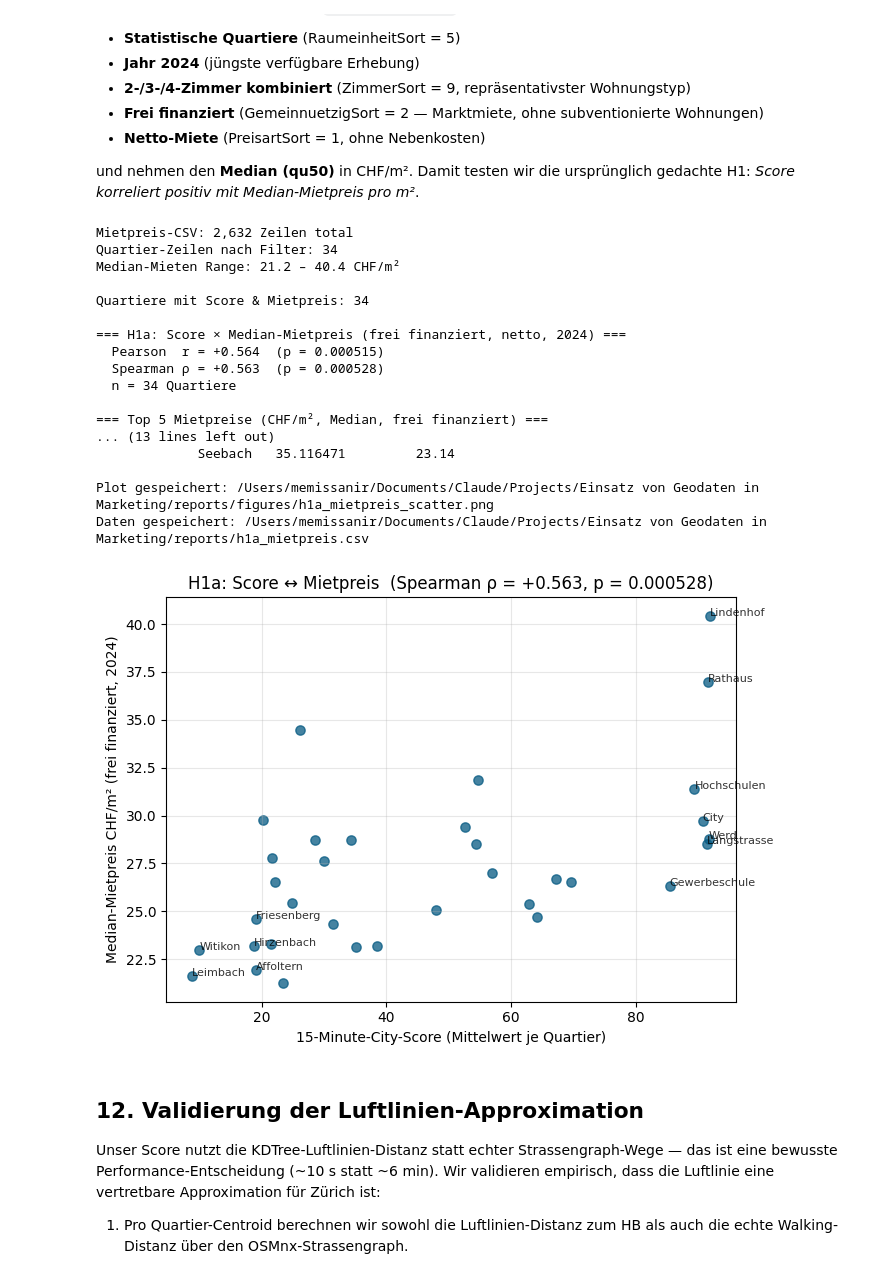
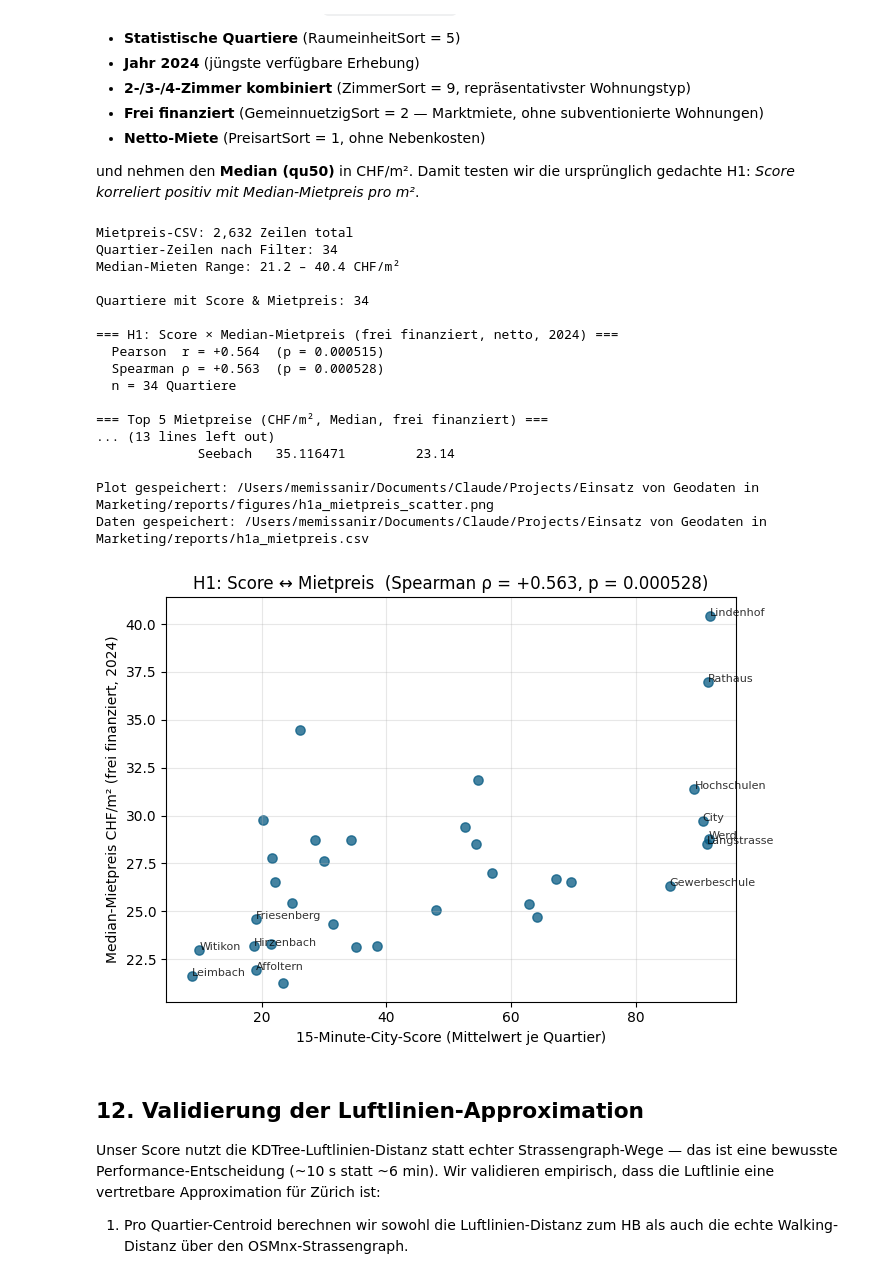
Before and after one commit to sanirmem/zh15min, a Jupyter notebook: notebooks/06_gap_analysis.ipynb, the cells around one changed output. Saved outputs shown, nothing was run; the diff lists cells and outputs as text; code cells hidden in the pictures.

```diff
--- a/notebooks/06_gap_analysis.ipynb
+++ b/notebooks/06_gap_analysis.ipynb
@@ -240,7 +240,7 @@ print('\n=== FLOP 5 ===')
 flop5 = zh_quart.nsmallest(5, 'score_mean')[['name', 'score_mean']]
 print(flop5.to_string(index=False))
 
-print(f'\nMittlerer Score: {zh_quart["score_mean"].mean():.1f}')
+print(f'\nQuartier-Mittel (n={len(zh_quart)}): {zh_quart["score_mean"].mean():.1f}')
 print(f'Median:          {zh_quart["score_mean"].median():.1f}')
 print(f'Range:           {zh_quart["score_mean"].min():.1f} – {zh_quart["score_mean"].max():.1f}')
 
@@ -258,11 +258,13 @@ out = config.REPORTS_DIR / 'echte_zahlen.md'
 with open(out, 'w', encoding='utf-8') as f:
     f.write('# Echte Zahlen aus Notebook 06\n\n')
     f.write(f'**N Quartiere mit Score:** {len(zh_quart)}\n\n')
+    f.write('> Alle Statistiken auf **Quartier-Ebene** (n = 34, jedes Quartier hat den Mittelwert seiner Hex-Zellen). '
+            'Der Hex-Cell-Mittel über 744 Zellen liegt mit ≈ 29.5 niedriger, weil unbewohnte Periphery-Hex auch einbezogen werden.\n\n')
     f.write('## Top 5\n\n')
     f.write(_df_to_md(top5))
     f.write('\n\n## Flop 5\n\n')
     f.write(_df_to_md(flop5))
-    f.write(f'\n\n**Stadt-Mittelwert:** {zh_quart["score_mean"].mean():.1f}\n')
+    f.write(f'\n\n**Quartier-Mittel (n={len(zh_quart)}):** {zh_quart["score_mean"].mean():.1f}\n')
     f.write(f'**Range:** {zh_quart["score_mean"].min():.1f}–{zh_quart["score_mean"].max():.1f}\n')
 print(f'\nGespeichert: {out}')
 # %% [output]
@@ -611,7 +613,7 @@ print(f'Quartiere mit Score & Mietpreis: {len(zh_merged)}\n')
 r_p, p_p = pearsonr(zh_merged['score_mean'], zh_merged['miete_chf_m2'])
 r_s, p_s = spearmanr(zh_merged['score_mean'], zh_merged['miete_chf_m2'])
 
-print('=== H1a: Score × Median-Mietpreis (frei finanziert, netto, 2024) ===')
+print('=== H1: Score × Median-Mietpreis (frei finanziert, netto, 2024) ===')
 print(f'  Pearson  r = {r_p:+.3f}  (p = {p_p:.3g})')
 print(f'  Spearman ρ = {r_s:+.3f}  (p = {p_s:.3g})')
 print(f'  n = {len(zh_merged)} Quartiere')
@@ -634,37 +636,37 @@ for _, row in zh_merged.iterrows():
                     fontsize=8, alpha=0.8)
 ax.set_xlabel('15-Minute-City-Score (Mittelwert je Quartier)')
 ax.set_ylabel('Median-Mietpreis CHF/m² (frei finanziert, 2024)')
-ax.set_title(f'H1a: Score ↔ Mietpreis  (Spearman ρ = {r_s:+.3f}, p = {p_s:.3g})')
+ax.set_title(f'H1: Score ↔ Mietpreis  (Spearman ρ = {r_s:+.3f}, p = {p_s:.3g})')
 ax.grid(alpha=0.3)
 fig.tight_layout()
 out = config.FIGURES_DIR / 'h1a_mietpreis_scatter.png'
 fig.savefig(out, dpi=180, bbox_inches='tight')
 print(f'\nPlot gespeichert: {out}')
 
 # Speichern
 zh_merged[['name', 'score_mean', 'miete_chf_m2', 'Sample1']].sort_values(
     'miete_chf_m2', ascending=False
 ).to_csv(config.REPORTS_DIR / 'h1a_mietpreis.csv', index=False)
 print(f'Daten gespeichert: {config.REPORTS_DIR / "h1a_mietpreis.csv"}')
 # %% [output]
 Mietpreis-CSV: 2,632 Zeilen total
 Quartier-Zeilen nach Filter: 34
 Median-Mieten Range: 21.2 – 40.4 CHF/m²
 
 Quartiere mit Score & Mietpreis: 34
 
-=== H1a: Score × Median-Mietpreis (frei finanziert, netto, 2024) ===
+=== H1: Score × Median-Mietpreis (frei finanziert, netto, 2024) ===
   Pearson  r = +0.564  (p = 0.000515)
   Spearman ρ = +0.563  (p = 0.000528)
   n = 34 Quartiere
 
 === Top 5 Mietpreise (CHF/m², Median, frei finanziert) ===
 ... (13 lines left out)
              Seebach   35.116471         23.14
 
 Plot gespeichert: /Users/memissanir/Documents/Claude/Projects/Einsatz von Geodaten in Marketing/reports/figures/h1a_mietpreis_scatter.png
 Daten gespeichert: /Users/memissanir/Documents/Claude/Projects/Einsatz von Geodaten in Marketing/reports/h1a_mietpreis.csv
-[figure, old version]
+[figure, new version]
 # %% [markdown]
 ## 12. Validierung der Luftlinien-Approximation
 
```
Also changed, not shown: parts of 5 cells of this notebook, 14 other files.
